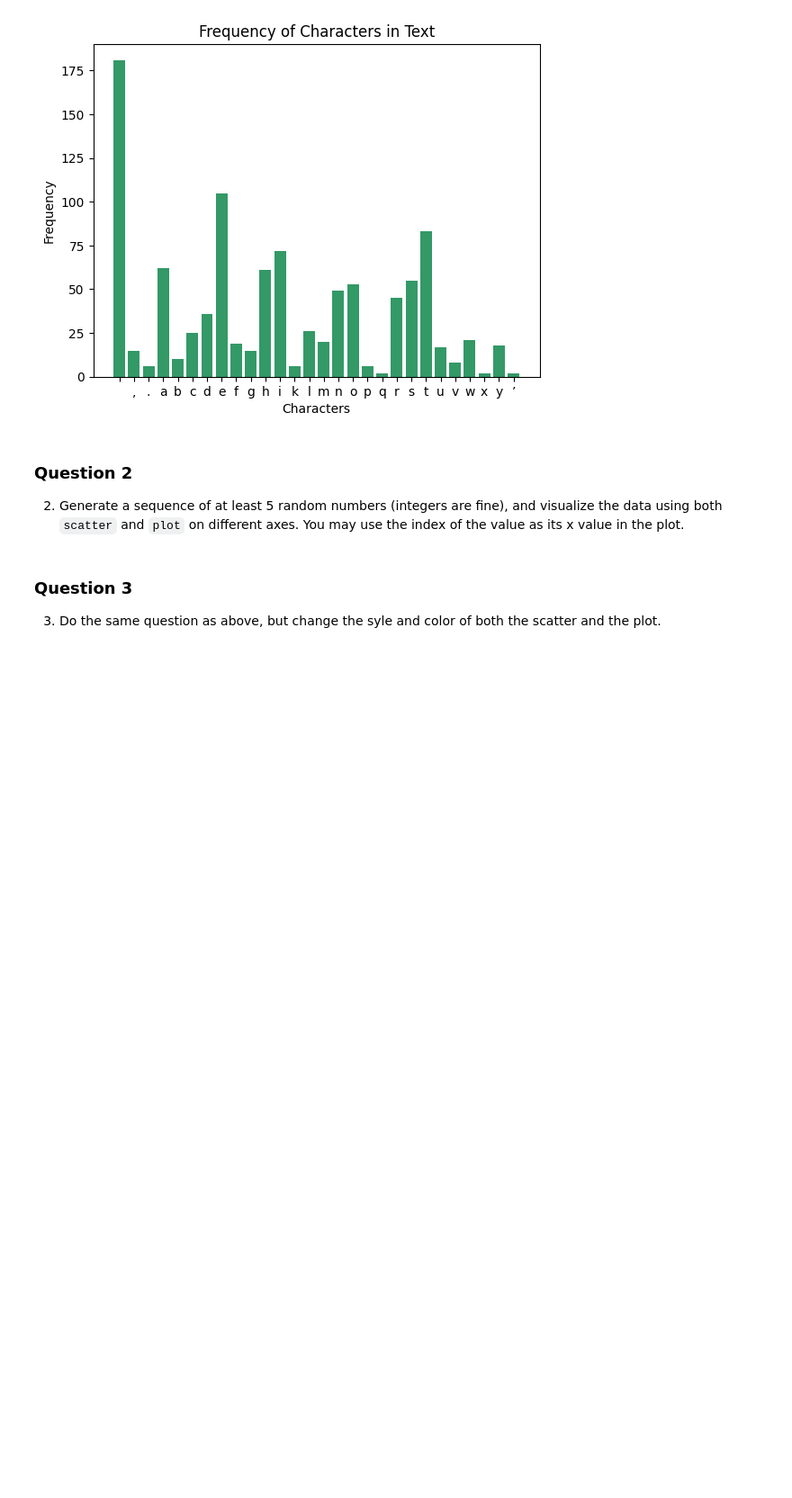
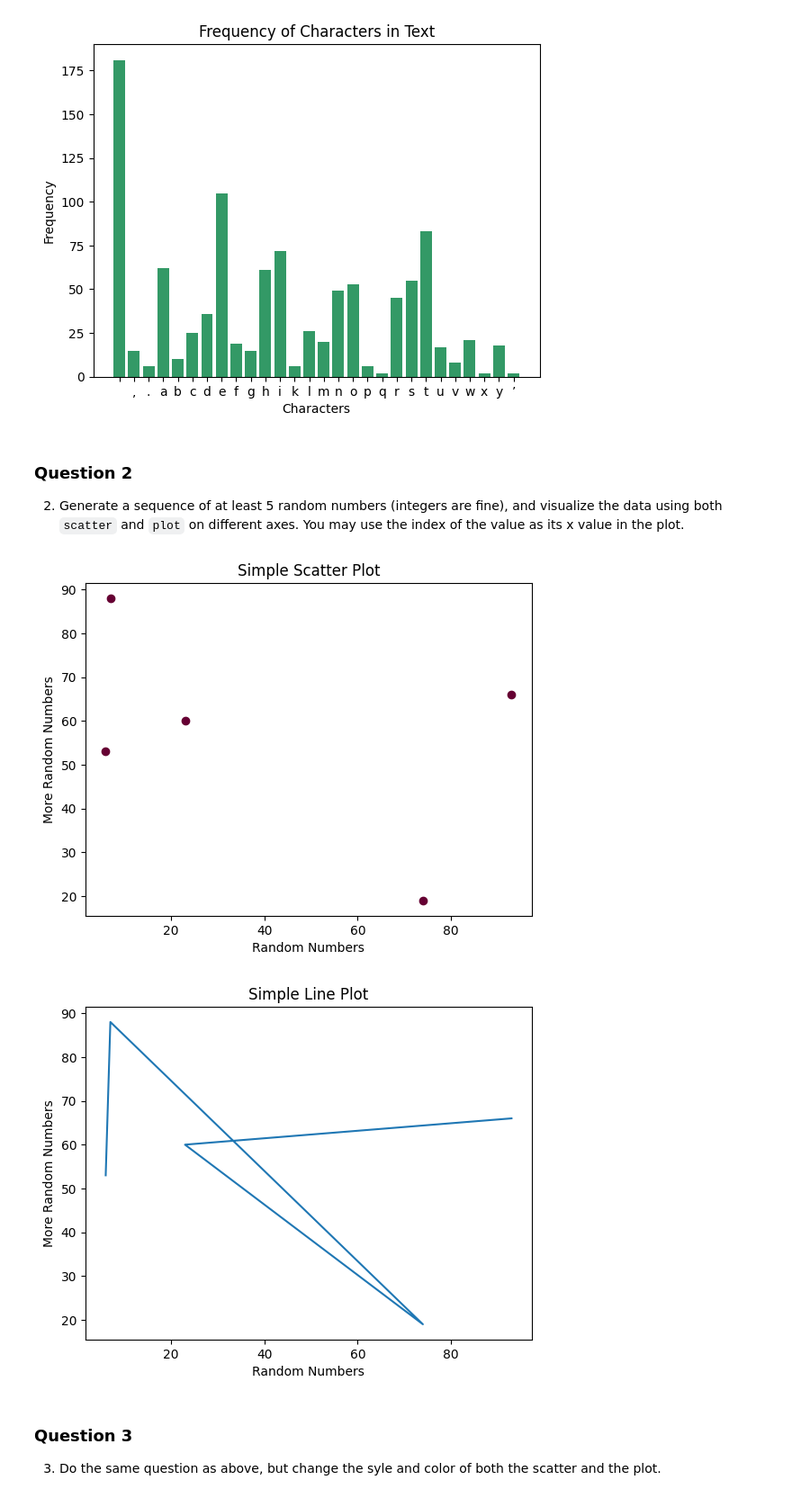
Before and after one commit to meldstonerogers/wmnlp-modue3, a Jupyter notebook: pyplot.ipynb, the cells around one changed output. Shown: that part at 90% size. Cells and saved outputs as stored; diff of their text form; code cells hidden in the pictures; blank space fills up the shorter version.

```diff
--- a/pyplot.ipynb
+++ b/pyplot.ipynb
@@ -78,6 +78,38 @@ zipp                3.20.2
 # %% [markdown]
 ### Question 2
 2. Generate a sequence of at least 5 random numbers (integers are fine), and visualize the data using both `scatter` and `plot` on different axes.  You may use the index of the value as its x value in the plot.
+# %%
+import random
+import matplotlib.pyplot as plt
+
+# Random numbers
+x = [random.randint(1, 100) for _ in range(5)]
+y = [random.randint(1, 100) for _ in range(5)]
+
+# Create a scatter plot
+plt.scatter(x, y, color='#660033', marker='o')
+
+# Add labels and title
+plt.xlabel('Random Numbers')
+plt.ylabel('More Random Numbers')
+plt.title('Simple Scatter Plot')
+
+# Show the plot
+plt.show()
+
+# Create a line plot
+plt.plot(x, y)
+
+# Add labels and title
+plt.xlabel('Random Numbers')
+plt.ylabel('More Random Numbers')
+plt.title('Simple Line Plot')
+
+# Show the plot
+plt.show()
+# %% [output]
+[figure, added]
+[figure, added]
 # %% [markdown]
 ### Question 3
 3. Do the same question as above, but change the syle and color of both the scatter and the plot.
```
